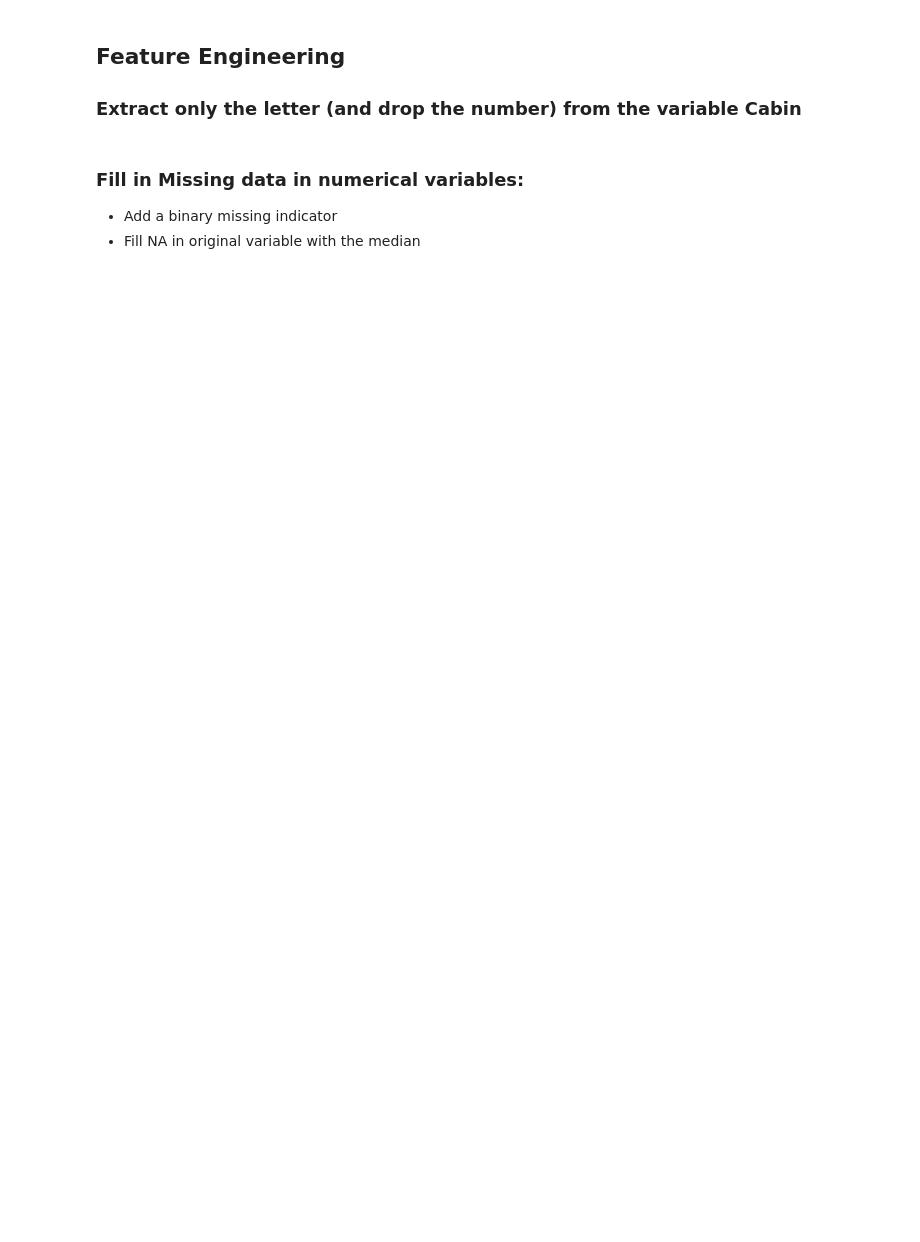
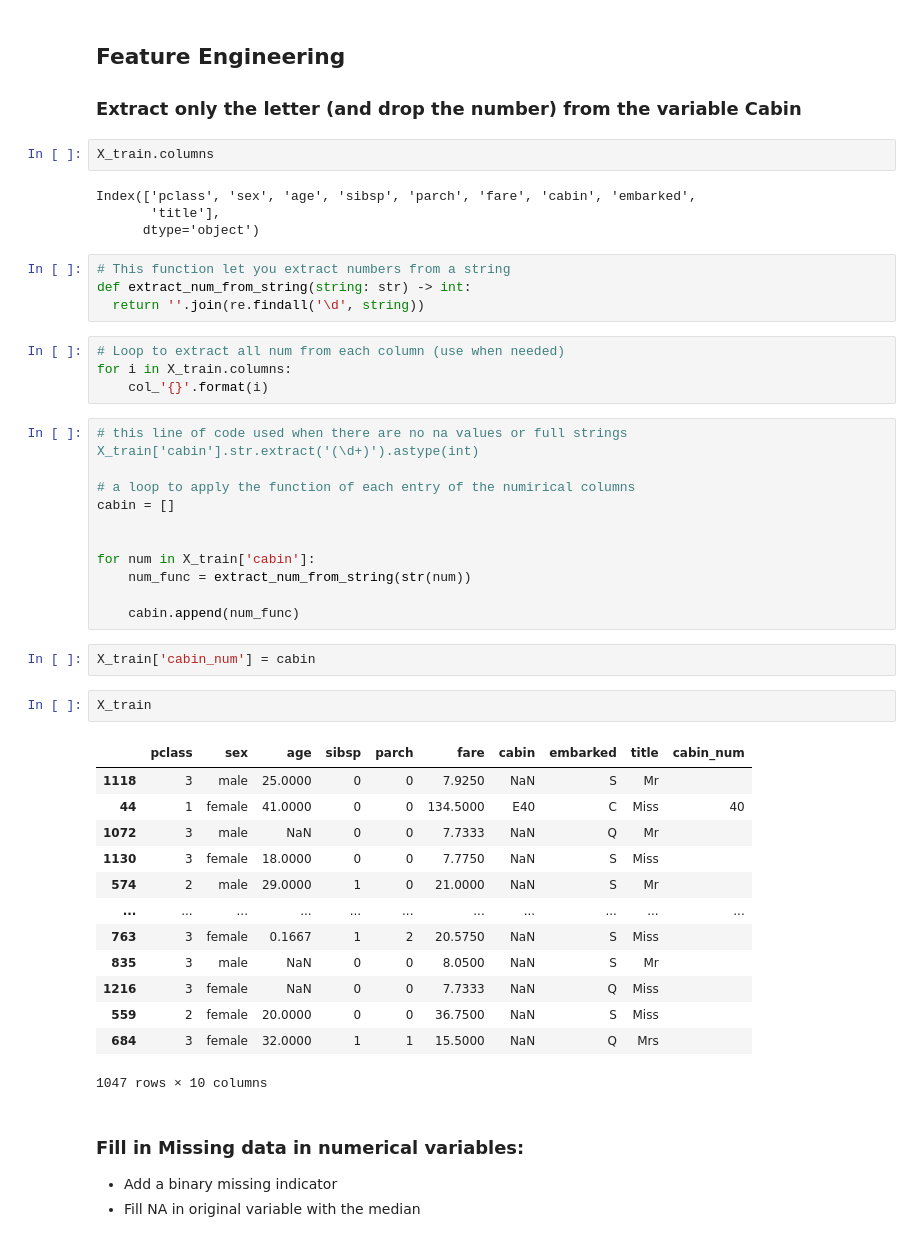
Before and after one commit to dataxsaiyan3/deploying-machine-learning-models, a Jupyter notebook: section-04-research-and-development/titanic-assignment/01-predicting-survival-titanic-assignement.ipynb, the cells around one changed output. Saved outputs shown, nothing was run; the diff lists cells and outputs as text; blank space fills up the shorter version.

```diff
--- a/section-04-research-and-development/titanic-assignment/01-predicting-survival-titanic-assignement.ipynb
+++ b/section-04-research-and-development/titanic-assignment/01-predicting-survival-titanic-assignement.ipynb
@@ -154,6 +209,49 @@ X_train.shape, X_test.shape
 ## Feature Engineering
 
 ### Extract only the letter (and drop the number) from the variable Cabin
+# %%
+X_train.columns
+# %% [output]
+Index(['pclass', 'sex', 'age', 'sibsp', 'parch', 'fare', 'cabin', 'embarked',
+       'title'],
+      dtype='object')
+# %%
+# This function let you extract numbers from a string
+def extract_num_from_string(string: str) -> int:
+  return ''.join(re.findall('\d', string))
+# %%
+# Loop to extract all num from each column (use when needed)
+for i in X_train.columns:
+    col_'{}'.format(i)
+# %%
+# this line of code used when there are no na values or full strings X_train['cabin'].str.extract('(\d+)').astype(int)
+
+# a loop to apply the function of each entry of the numirical columns
+cabin = []
+
+
+for num in X_train['cabin']:
+    num_func = extract_num_from_string(str(num))
+
+    cabin.append(num_func)
+# %%
+X_train['cabin_num'] = cabin
+# %%
+X_train
+# %% [output]
+|  | pclass | sex | age | sibsp | parch | fare | cabin | embarked | title | cabin_num |
+| 1118 | 3 | male | 25.0000 | 0 | 0 | 7.9250 | NaN | S | Mr |  |
+| 44 | 1 | female | 41.0000 | 0 | 0 | 134.5000 | E40 | C | Miss | 40 |
+| 1072 | 3 | male | NaN | 0 | 0 | 7.7333 | NaN | Q | Mr |  |
+| 1130 | 3 | female | 18.0000 | 0 | 0 | 7.7750 | NaN | S | Miss |  |
+| 574 | 2 | male | 29.0000 | 1 | 0 | 21.0000 | NaN | S | Mr |  |
+| ... | ... | ... | ... | ... | ... | ... | ... | ... | ... | ... |
+| 763 | 3 | female | 0.1667 | 1 | 2 | 20.5750 | NaN | S | Miss |  |
+| 835 | 3 | male | NaN | 0 | 0 | 8.0500 | NaN | S | Mr |  |
+| 1216 | 3 | female | NaN | 0 | 0 | 7.7333 | NaN | Q | Miss |  |
+| 559 | 2 | female | 20.0000 | 0 | 0 | 36.7500 | NaN | S | Miss |  |
+| 684 | 3 | female | 32.0000 | 1 | 1 | 15.5000 | NaN | Q | Mrs |  |
+1047 rows × 10 columns
 # %% [markdown]
 ### Fill in Missing data in numerical variables:
 
```
Also changed, not shown: parts of 17 cells of this notebook.
